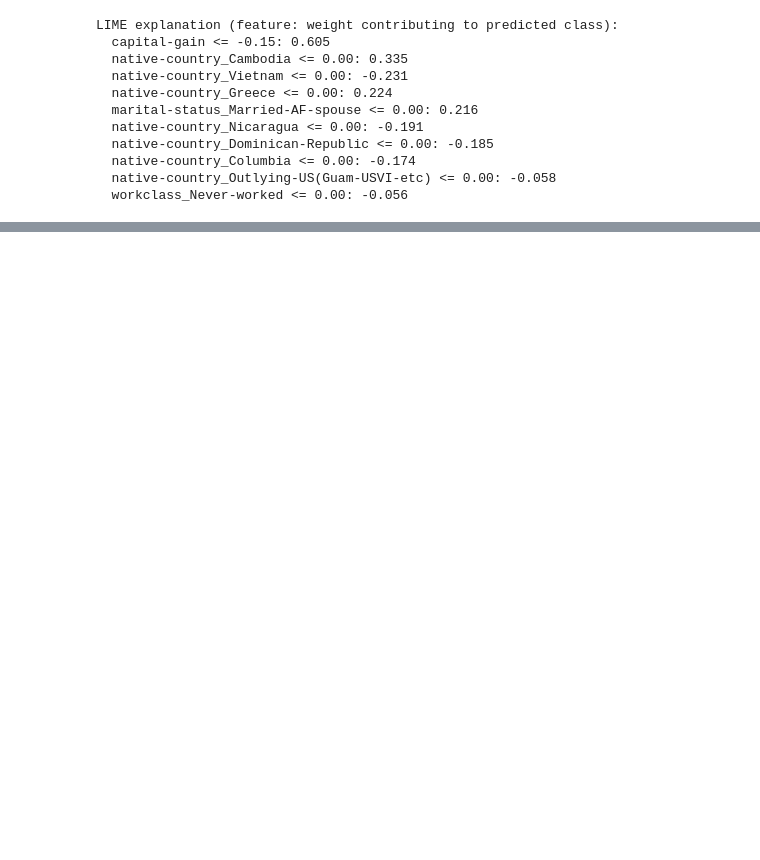
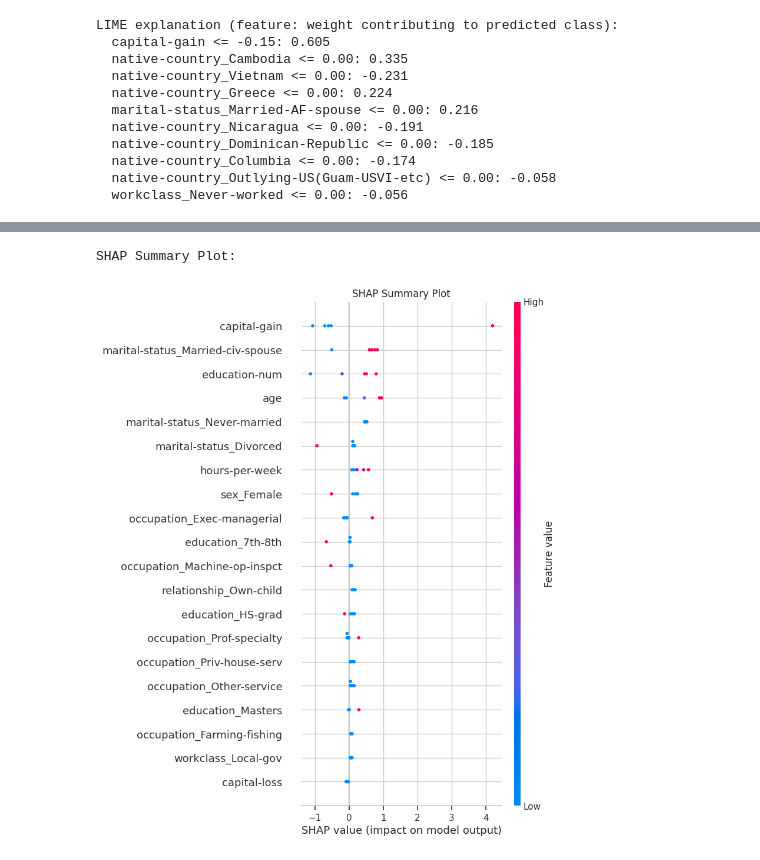
Before and after one commit to sandeshjung/Machine-Learning-Foundation, a Jupyter notebook: 08_Other_topics/fairness_interpretability.ipynb, the cells around one changed output, grey strips where cells are left out. Saved outputs shown, nothing was run; the diff lists cells and outputs as text; code cells hidden in the pictures; blank space fills up the shorter version.

Commit message:
feat: shap (just a try out)

```diff
--- a/08_Other_topics/fairness_interpretability.ipynb
+++ b/08_Other_topics/fairness_interpretability.ipynb
@@ -320,0 +347,6 @@ LIME explanation (feature: weight contributing to predicted class):
+# %%
+# Explain predictions on a few test instances
+num_shap_instances = 5
+instances_to_explain_shap_tensor = X_test_adult[:num_shap_instances].to(device)
+# %%
+shap_values_output = explainer_shap.shap_values(instances_to_explain_shap_tensor)
@@ -320,0 +360,21 @@ LIME explanation (feature: weight contributing to predicted class):
+# %%
+if isinstance(shap_values_output, list):
+    if len(shap_values_output) == 1:
+        shap_values_to_plot_data = shap_values_output[0]
+    else:
+        print(f"SHAP returned a list of {len(shap_values_output)} items. Assuming explanation for class 1 (index 1 if multi-logit).")
+        shap_values_to_plot_data = shap_values_output[1]
+elif isinstance(shap_values_output, np.ndarray) or isinstance(shap_values_output, torch.Tensor):
+    shap_values_to_plot_data = shap_values_output
+elif hasattr(shap_values_output, 'values') and hasattr(shap_values_output, 'base_values'):
+    shap_values_to_plot_data = shap_values_output.values
+else:
+    raise TypeError(f"Unexpected type for shap_values_output: {type(shap_values_output)}")
+# %%
+# Convert to NumPy if they are tensors
+if isinstance(shap_values_to_plot_data, torch.Tensor):
+    shap_values_to_plot_np = shap_values_to_plot_data.cpu().numpy()
+else:
+    shap_values_to_plot_np = np.array(shap_values_to_plot_data) # Ensure it's a NumPy array
+
+instances_to_explain_shap_np = instances_to_explain_shap_tensor.cpu().numpy()
@@ -320,0 +402,9 @@ LIME explanation (feature: weight contributing to predicted class):
+# %%
+print("\nSHAP Summary Plot:")
+shap.summary_plot(shap_values_to_plot_np, instances_to_explain_shap_np,
+                  feature_names=feature_names_processed, show=False)
+plt.title("SHAP Summary Plot")
+plt.show()
+# %% [output]
+SHAP Summary Plot:
+[figure, added]
```
Also changed, not shown: parts of 8 cells of this notebook.
